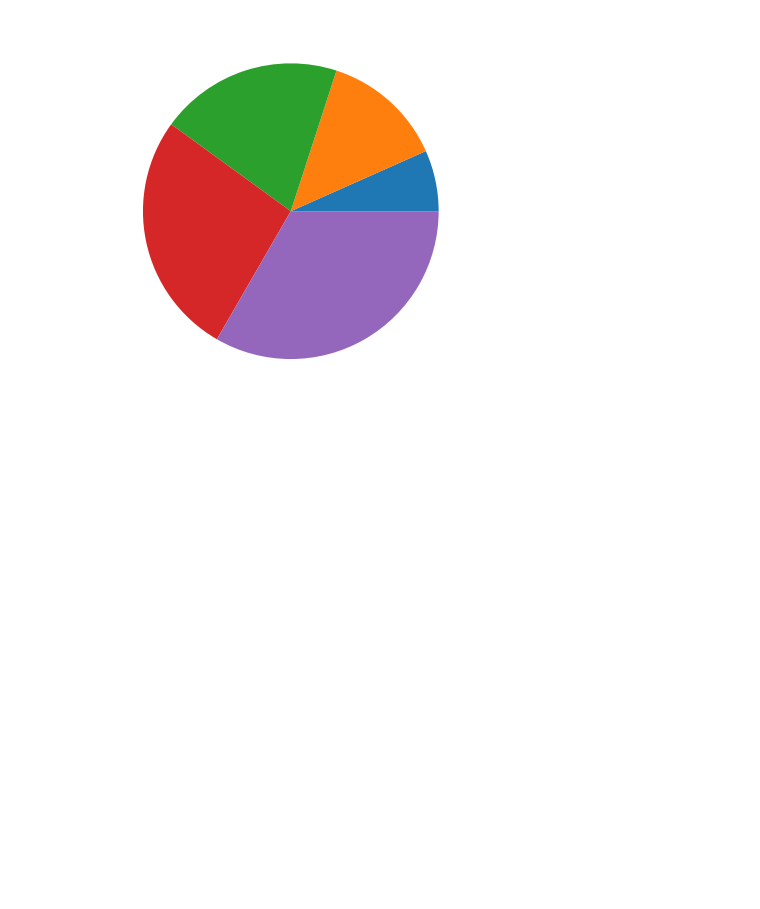
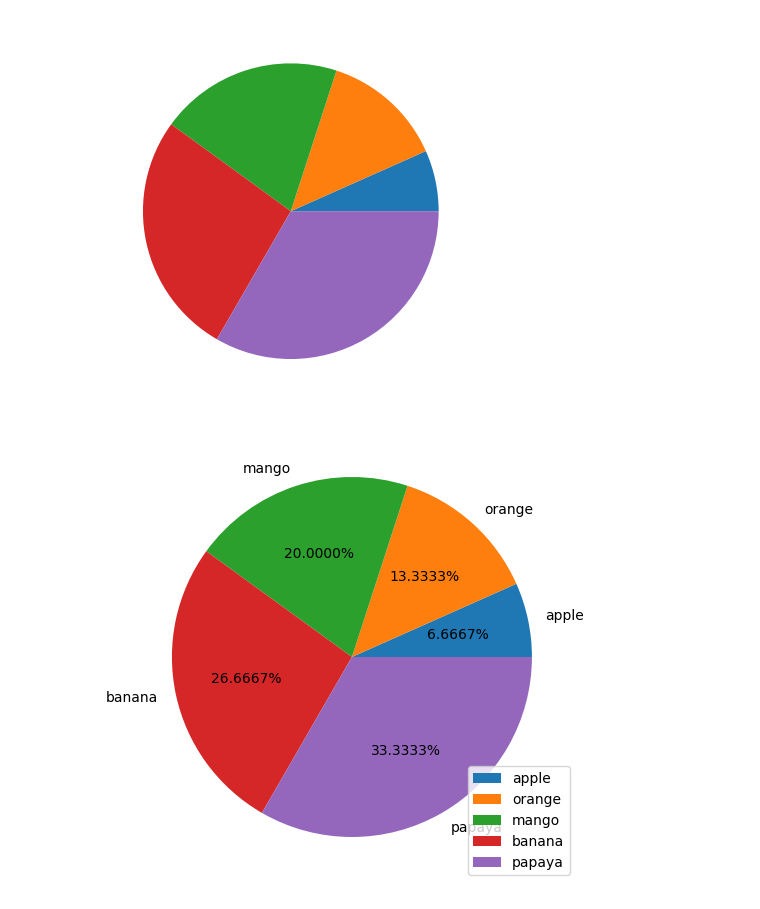
Before and after one commit to Nandanalinson/Python-core-concepts, a Jupyter notebook: day51/matplot_lib.ipynb, the cells around one changed output. Cells and saved outputs as stored; diff of their text form; code cells hidden in the pictures; blank space fills up the shorter version.

Commit message:
Matplot_lib: pie chart

```diff
--- a/day51/matplot_lib.ipynb
+++ b/day51/matplot_lib.ipynb
@@ -305,3 +305,19 @@ plt.pie(data)
   Text(-1.0759622304262273, -0.22870347329286142, ''),
   Text(0.5500008201747041, -0.9526274706343256, '')])
 [figure]
+# %%
+# pie chart
+# 360
+# % based
+
+data = [10,20,30,40,50]
+lab = ['apple','orange','mango','banana','papaya'] # to give labels to each element in pie chart
+plt.pie(data,labels=lab,autopct="%1.4f%%")   # autopct is the automatic percentage, here after decimal how many points  you need can be given...like 1,2,3,4 etc
+plt.legend(loc='lower right') # to get the small details written on the side , we can give argument loc to specify were to show the details box
+# loc can have values 'center' , 'upper right' , 'lower right' , 'lower left' , 'upper left' , 'upper center' etc
+plt.tight_layout()
+
+# to calculate percentage
+# ex: for 10 : 10/150 * 100 ----> 150 = 10+20+30+40+50 (all the numbers)
+# %% [output]
+[figure, added]
```
